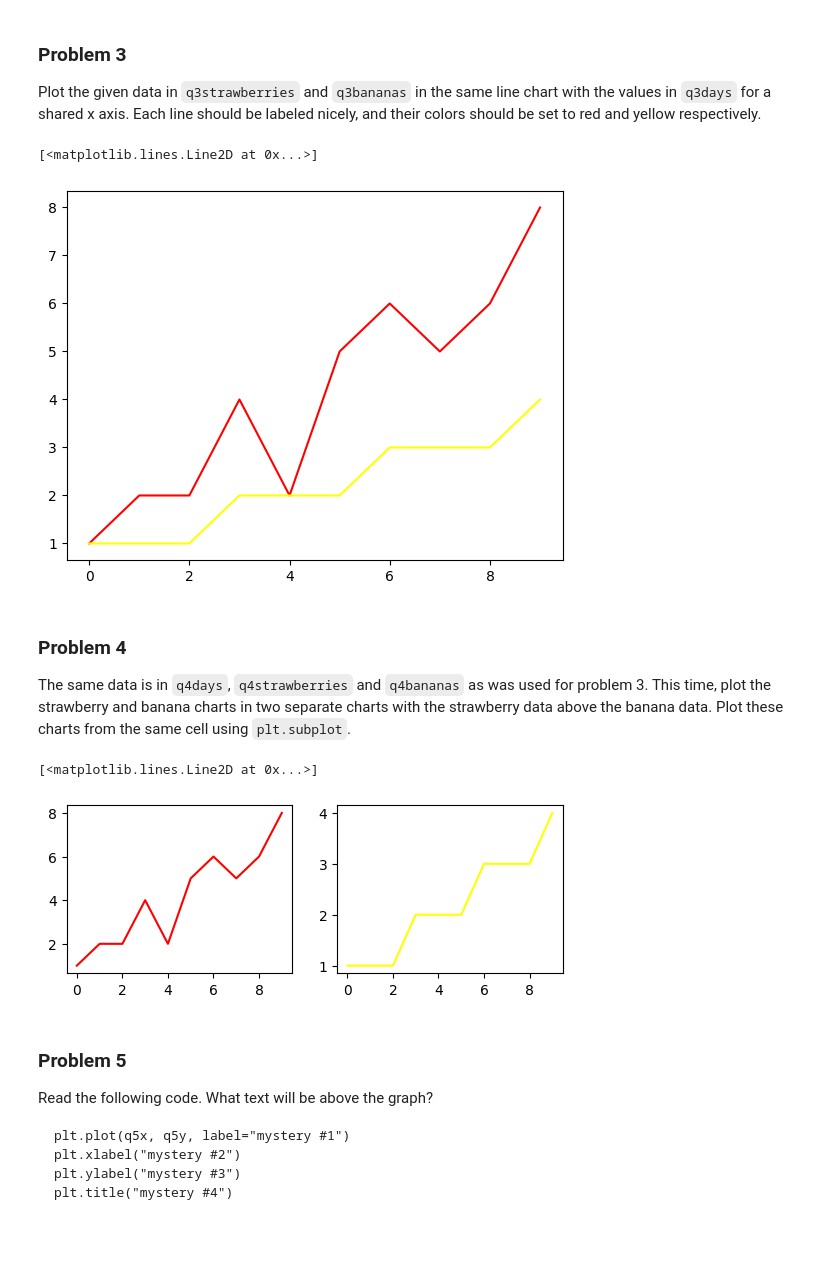
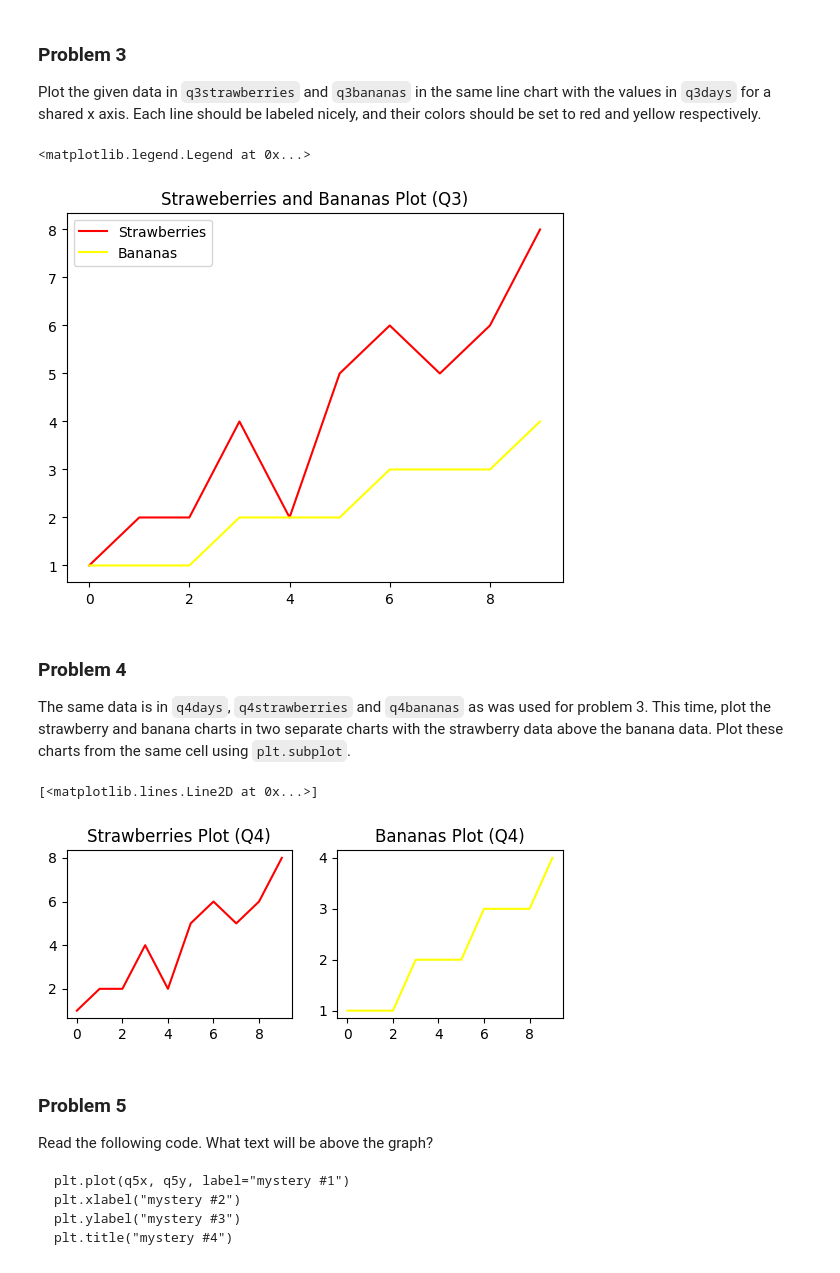
Before and after one commit to jchen8001/dx602-homework-05, a Jupyter notebook: homework.ipynb, the cells around one changed output. Cells and saved outputs as stored; diff of their text form; code cells hidden in the pictures; blank space fills up the shorter version.

```diff
--- a/homework.ipynb
+++ b/homework.ipynb
@@ -112,11 +114,13 @@ q3bananas = [1, 1, 1, 2, 2, 2, 3, 3, 3, 4]
 # %%
 # YOUR CHANGES HERE
 
 plt.plot(q3days, q3strawberries, color= "red", label = "Strawberries")
 plt.plot(q3days, q3bananas, color = "yellow", label = "Bananas")
+plt.title("Straweberries and Bananas Plot (Q3)")
+plt.legend()
 # %% [output]
-[<matplotlib.lines.Line2D at 0x...>]
+<matplotlib.legend.Legend at 0x...>
-[figure, old version]
+[figure, new version]
 # %% [markdown]
 ### Problem 4
 
@@ -132,13 +136,15 @@ q4bananas = [1, 1, 1, 2, 2, 2, 3, 3, 3, 4]
 # %%
 # YOUR CHANGES HERE
 plt.subplot(2, 2, 1)
+plt.title("Strawberries Plot (Q4)")
 plt.plot(q4days, q4strawberries, color= "red", label = "Strawberries")
 
 plt.subplot(2, 2, 2)
+plt.title("Bananas Plot (Q4)")
 plt.plot(q4days, q4bananas, color = "yellow", label = "Bananas")
 # %% [output]
 [<matplotlib.lines.Line2D at 0x...>]
-[figure, old version]
+[figure, new version]
 # %% [markdown]
 ### Problem 5
 
```
Also changed, not shown: parts of 13 cells of this notebook.
